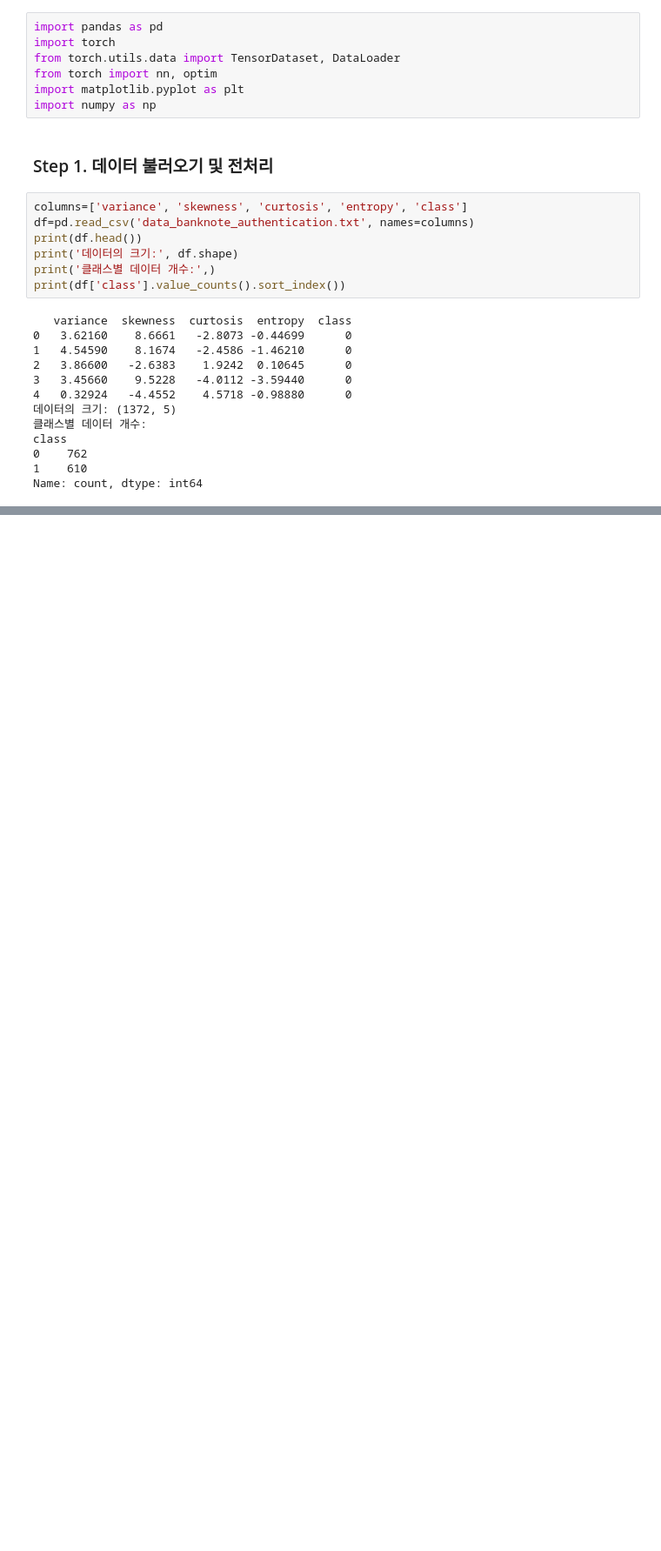
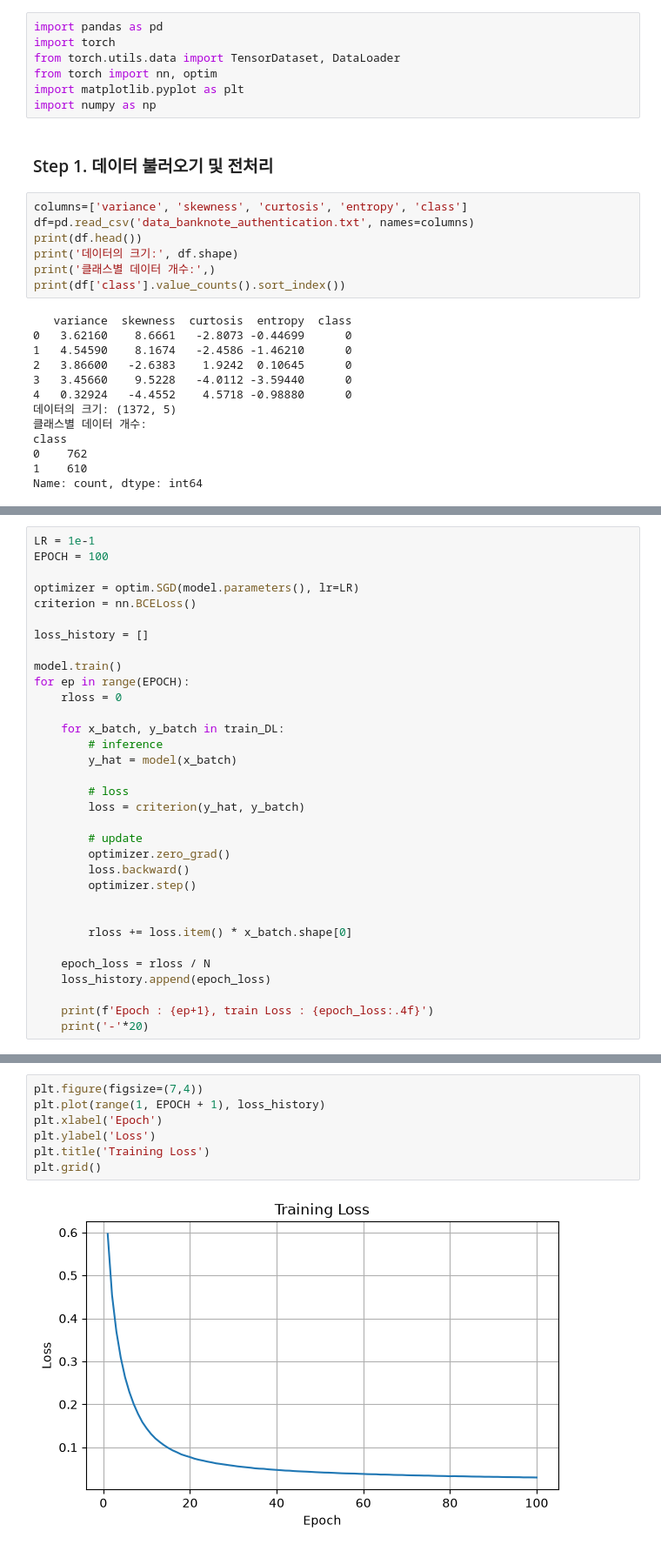
Before and after one commit to kdhksk1-pixel/PyTorch, a Jupyter notebook: 03.linear_binary/04.binary_Banknote.ipynb, the cells around one changed output, grey strips where cells are left out. Shown at 87% size. Drawn from its saved outputs; the diff is of its cells as text; blank space fills up the shorter version.

```diff
--- a/03.linear_binary/04.binary_Banknote.ipynb
+++ b/03.linear_binary/04.binary_Banknote.ipynb
@@ -81,0 +141,33 @@ with torch.no_grad():
+# %%
+LR = 1e-1
+EPOCH = 100
+
+optimizer = optim.SGD(model.parameters(), lr=LR)
+criterion = nn.BCELoss()
+
+loss_history = []
+
+model.train()
+for ep in range(EPOCH):
+    rloss = 0
+
+    for x_batch, y_batch in train_DL:
+        # inference
+        y_hat = model(x_batch)
+
+        # loss
+        loss = criterion(y_hat, y_batch)
+
+        # update
+        optimizer.zero_grad()
+        loss.backward()
+        optimizer.step()
+
+
+        rloss += loss.item() * x_batch.shape[0]
+
+    epoch_loss = rloss / N
+    loss_history.append(epoch_loss)
+
+    print(f'Epoch : {ep+1}, train Loss : {epoch_loss:.4f}')
+    print('-'*20)
@@ -81,0 +192,9 @@ with torch.no_grad():
+# %%
+plt.figure(figsize=(7,4))
+plt.plot(range(1, EPOCH + 1), loss_history)
+plt.xlabel('Epoch')
+plt.ylabel('Loss')
+plt.title('Training Loss')
+plt.grid()
+# %% [output]
+[figure, added]
```
Also changed, not shown: parts of 12 cells of this notebook.
